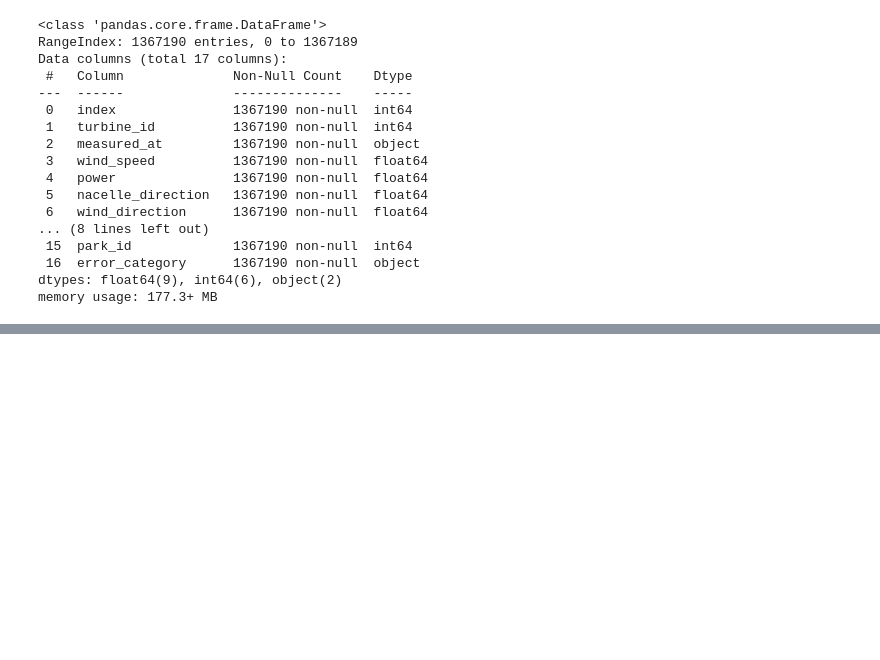
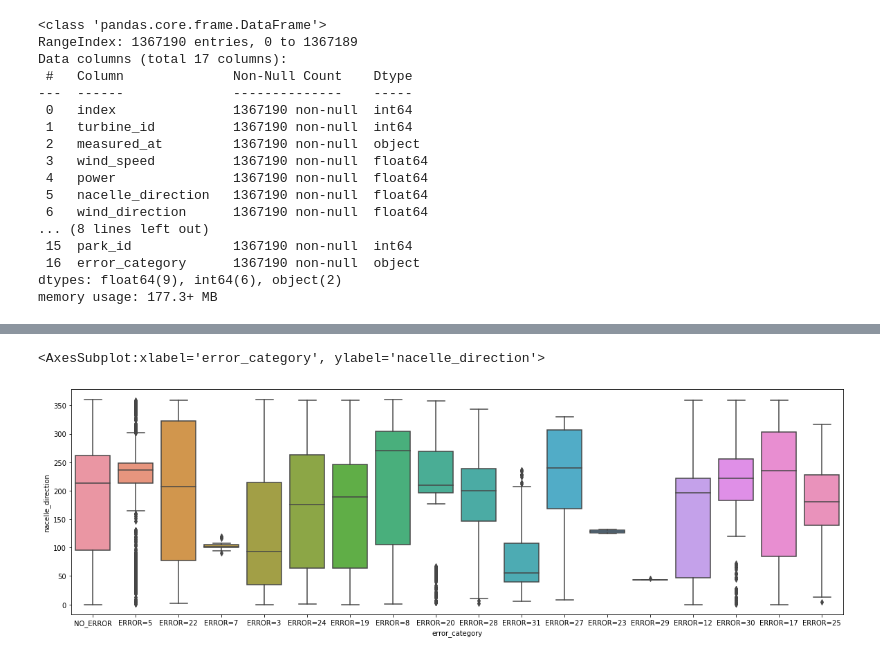
Before and after one commit to DZuercher/Datathlon2022, a Jupyter notebook: exploration/exploration_christiane.ipynb, the cells around one changed output, grey strips where cells are left out. Cells and saved outputs as stored; diff of their text form; code cells hidden in the pictures; blank space fills up the shorter version.

```diff
--- a/exploration/exploration_christiane.ipynb
+++ b/exploration/exploration_christiane.ipynb
@@ -37,0 +140,6 @@ memory usage: 177.3+ MB
+# %%
+fig, ax=plt.subplots(1,1,figsize=(20,6))
+sns.boxplot(x="error_category", y="nacelle_direction", data=data)
+# %% [output]
+<AxesSubplot:xlabel='error_category', ylabel='nacelle_direction'>
+[figure, added]
```
Also changed, not shown: parts of 25 cells of this notebook.
